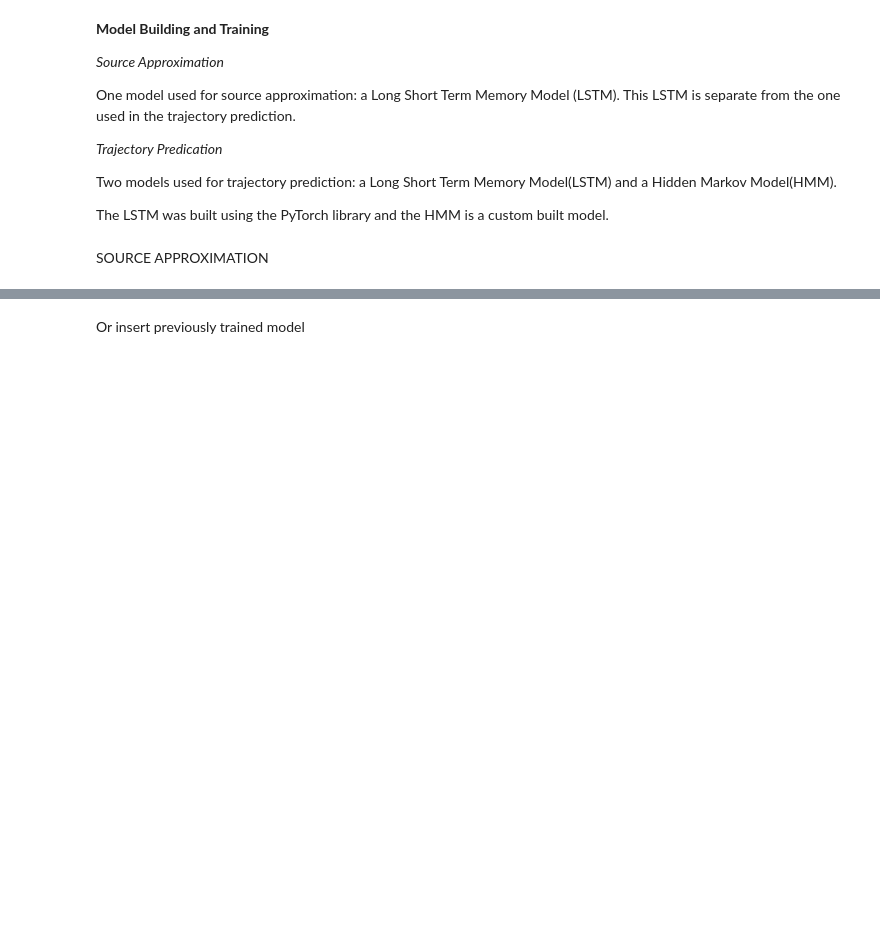
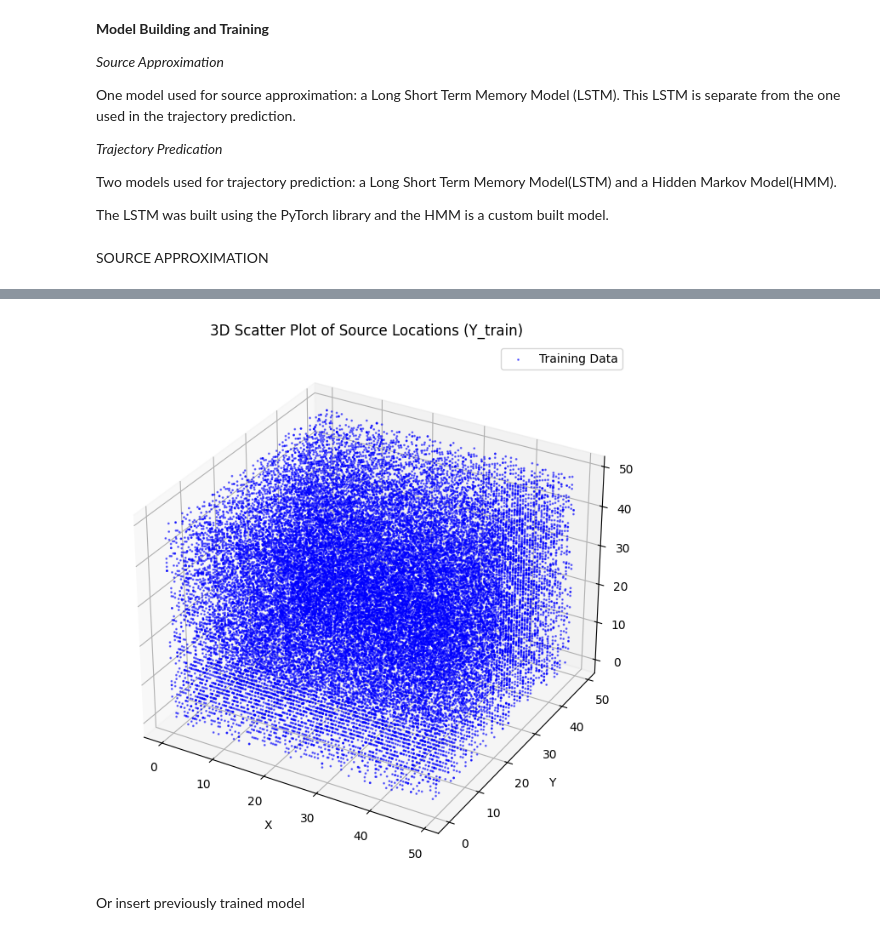
Before and after one commit to varinik/Autonomous.UAV-Mounted.Air.Filtration.using.Artificial.Intelligence.Models, a Jupyter notebook: all_code.ipynb, the cells around one changed output, grey strips where cells are left out. Drawn from its saved outputs; the diff is of its cells as text; code cells hidden in the pictures; blank space fills up the shorter version.

```diff
--- a/all_code.ipynb
+++ b/all_code.ipynb
@@ -152,3 +283,21 @@ history = source.fit(X_train, Y_train, epochs=51, batch_size=64, validation_data
+# %%
+from mpl_toolkits.mplot3d import Axes3D
+import matplotlib.pyplot as plt
+
+# 3D scatter plot of source locations (Y_train)
+fig = plt.figure(figsize=(10, 8))
+ax = fig.add_subplot(111, projection='3d')
+
+ax.scatter(Y_train[:, 0], Y_train[:, 1], Y_train[:, 2], c='blue', s=1, alpha=0.5, label='Training Data')
+
+ax.set_xlabel("X")
+ax.set_ylabel("Y")
+ax.set_zlabel("Z")
+ax.set_title("3D Scatter Plot of Source Locations (Y_train)")
+ax.legend()
+plt.show()
+# %% [output]
+[figure, added]
 # %% [markdown]
 Or insert previously trained model
 # %%
```
Also changed, not shown: parts of 13 cells of this notebook.
